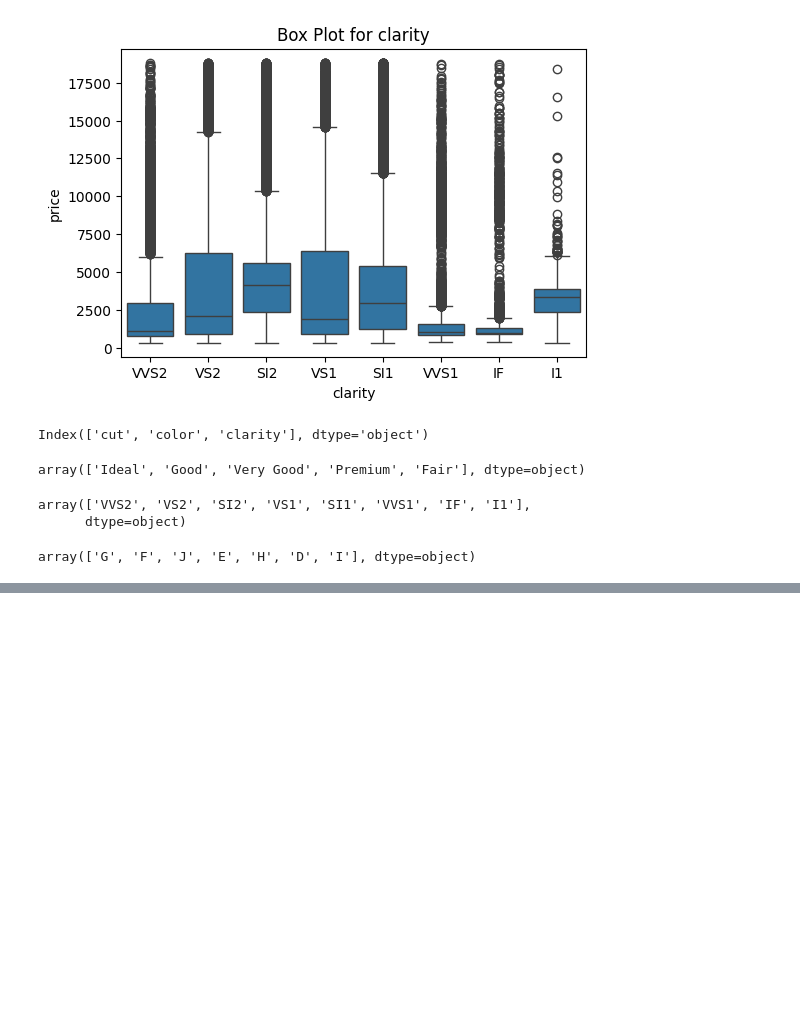
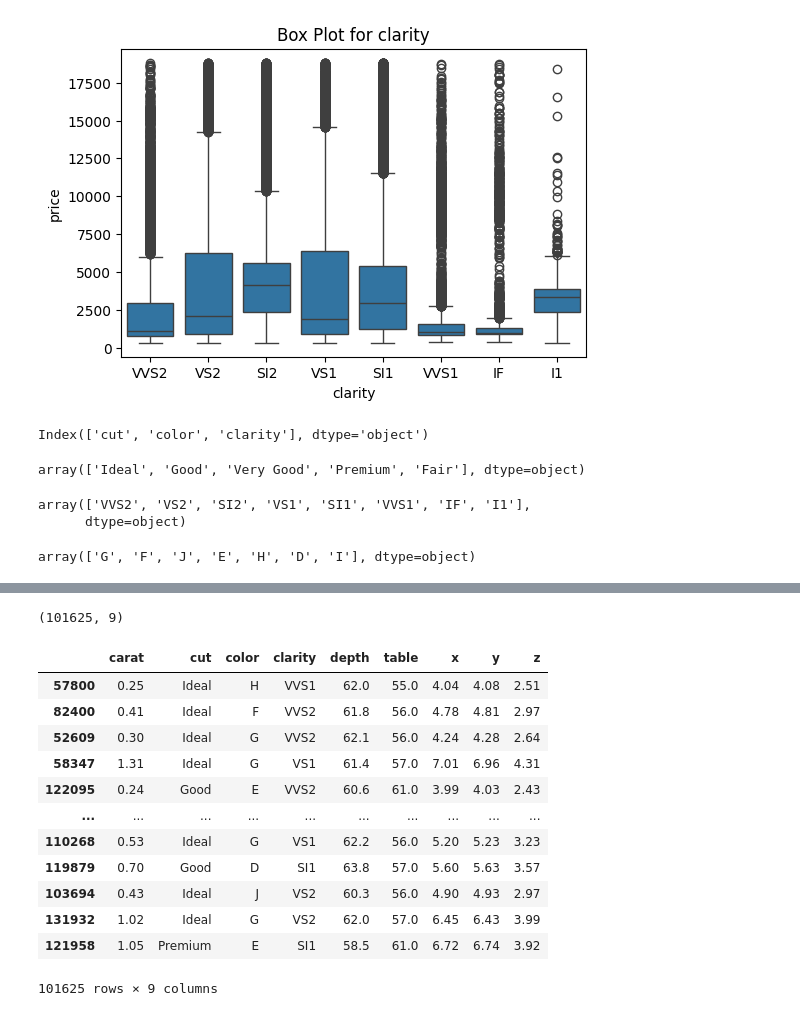
Before and after one commit to JisnaP/Gemstone-Price-Prediction, a Jupyter notebook: experiments/experiments.ipynb, the cells around one changed output, grey strips where cells are left out. Saved outputs shown, nothing was run; the diff lists cells and outputs as text; code cells hidden in the pictures; blank space fills up the shorter version.

Commit message:
model trained

```diff
--- a/experiments/experiments.ipynb
+++ b/experiments/experiments.ipynb
@@ -300,0 +382,23 @@ df
+# %%
+from sklearn.model_selection import train_test_split
+X_train,X_test,y_train,y_test=train_test_split(X,y,test_size=0.3,random_state=42)
+# %%
+X_train.shape
+# %% [output]
+(101625, 9)
+# %%
+X_train
+# %% [output]
+|  | carat | cut | color | clarity | depth | table | x | y | z |
+| 57800 | 0.25 | Ideal | H | VVS1 | 62.0 | 55.0 | 4.04 | 4.08 | 2.51 |
+| 82400 | 0.41 | Ideal | F | VVS2 | 61.8 | 56.0 | 4.78 | 4.81 | 2.97 |
+| 52609 | 0.30 | Ideal | G | VVS2 | 62.1 | 56.0 | 4.24 | 4.28 | 2.64 |
+| 58347 | 1.31 | Ideal | G | VS1 | 61.4 | 57.0 | 7.01 | 6.96 | 4.31 |
+| 122095 | 0.24 | Good | E | VVS2 | 60.6 | 61.0 | 3.99 | 4.03 | 2.43 |
+| ... | ... | ... | ... | ... | ... | ... | ... | ... | ... |
+| 110268 | 0.53 | Ideal | G | VS1 | 62.2 | 56.0 | 5.20 | 5.23 | 3.23 |
+| 119879 | 0.70 | Good | D | SI1 | 63.8 | 57.0 | 5.60 | 5.63 | 3.57 |
+| 103694 | 0.43 | Ideal | J | VS2 | 60.3 | 56.0 | 4.90 | 4.93 | 2.97 |
+| 131932 | 1.02 | Ideal | G | VS2 | 62.0 | 57.0 | 6.45 | 6.43 | 3.99 |
+| 121958 | 1.05 | Premium | E | SI1 | 58.5 | 61.0 | 6.72 | 6.74 | 3.92 |
+101625 rows × 9 columns
```
Also changed, not shown: parts of 39 cells of this notebook, 3 other files.
